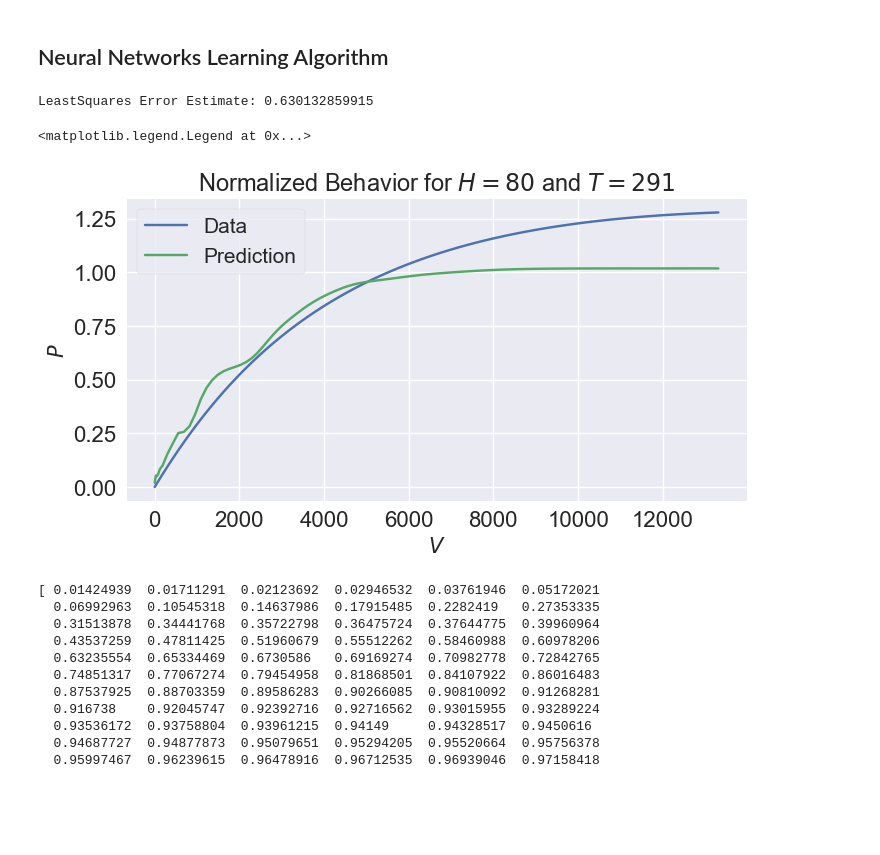
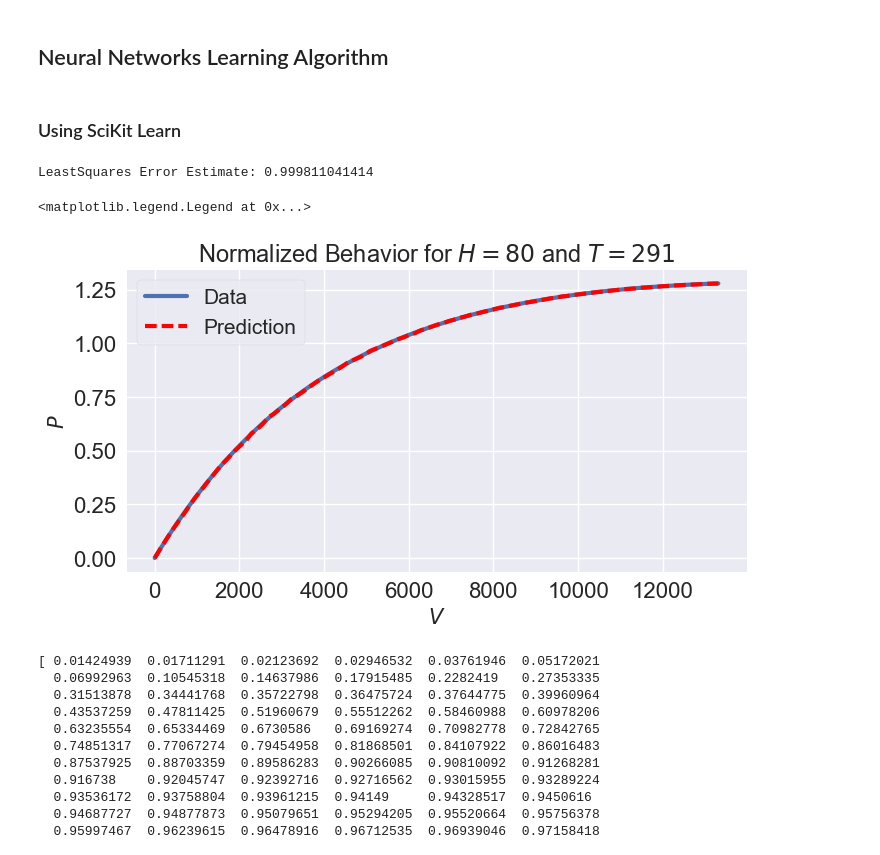
Before and after one commit to matheuscfernandes/mechanics-ml, a Jupyter notebook: SoftActuator/Notebook1.ipynb, the cells around one changed output. Saved outputs shown, nothing was run; the diff lists cells and outputs as text; code cells hidden in the pictures; blank space fills up the shorter version.

Commit message:
working with random forest

```diff
--- a/SoftActuator/Notebook1.ipynb
+++ b/SoftActuator/Notebook1.ipynb
@@ -74,6 +74,9 @@ for dirr in dirs:
 
             if PVK=='PV': #file PV: col0 V; col1 P
                 V=data[:,0]-min(data[:,0])
+                V2=V**2
+                V3=V**3
+                V4=V**4
                 P=data[:,1]
                 dataAll=np.column_stack((H,T,V,P))
                 try: dataPAll=np.vstack((dataPAll,dataAll))
@@ -96,14 +99,17 @@ XP=dataPAll[:,:-1]
 YP=dataPAll[:,-1]
 # %% [markdown]
 ## Neural Networks Learning Algorithm
+# %% [markdown]
+### Using SciKit Learn
 # %%
 from sklearn.neural_network import MLPRegressor
-MLP=MLPRegressor(hidden_layer_sizes=(1000, ), activation='logistic', solver='sgd', alpha=0.0001, batch_size='auto',
-     learning_rate='constant', learning_rate_init=0.001, power_t=0.5,
-     shuffle=True, random_state=None, tol=0.0001, verbose=False,
-     warm_start=False, momentum=0.9, nesterovs_momentum=True, early_stopping=False,
-     validation_fraction=0.1, beta_1=0.9, beta_2=0.999, epsilon=1e-08)
-
+from sklearn.ensemble import RandomForestRegressor
+MLP=RandomForestRegressor(n_estimators=100)
+# MLP=MLPRegressor(hidden_layer_sizes=(2000, ), activation='logistic', solver='sgd', alpha=0.0001, batch_size='auto',
+#      learning_rate='constant', learning_rate_init=0.001, power_t=0.5,
+#      shuffle=True, random_state=None, tol=0.0001, verbose=False,
+#      warm_start=False, momentum=0.9, nesterovs_momentum=True, early_stopping=False,
+#      validation_fraction=0.1, beta_1=0.9, beta_2=0.999, epsilon=1e-08)
 TrainL=int(len(YP)*95./100.)
 
 XTrain=XP[:TrainL,:]
@@ -116,26 +122,26 @@ MLP.fit(XTrain,YTrain)
 YKHat=MLP.predict(XTest)
 print 'LeastSquares Error Estimate:',MLP.score(XTest,YTest)
 # %% [output]
-LeastSquares Error Estimate: 0.630132859915
+LeastSquares Error Estimate: 0.999811041414
 # %%
 #Testing Plot with PV
 #Filtering
 H=80;T=291
 rawData = obtainRows([H,T],dataPAll)
 V=rawData[:,2]
-P=rawData[:,3]
+P=rawData[:,-1]
 V_predict=rawData[:,:-1]
 P_predict=MLP.predict(V_predict)
 
 plt.title(r'Normalized Behavior for $H=80$ and $T=291$')
 plt.xlabel(r'$V$')
 plt.ylabel(r'$P$')
-plt.plot(V,P,label='Data')
-plt.plot(V,P_predict,label='Prediction')
+plt.plot(V,P,label='Data',lw=3)
+plt.plot(V,P_predict,'r--',label='Prediction',lw=3)
 plt.legend()
 # %% [output]
 <matplotlib.legend.Legend at 0x...>
-[figure, old version]
+[figure, new version]
 # %%
 print P_predict
 print P
```
Also changed, not shown: parts of 1 cell of this notebook.
